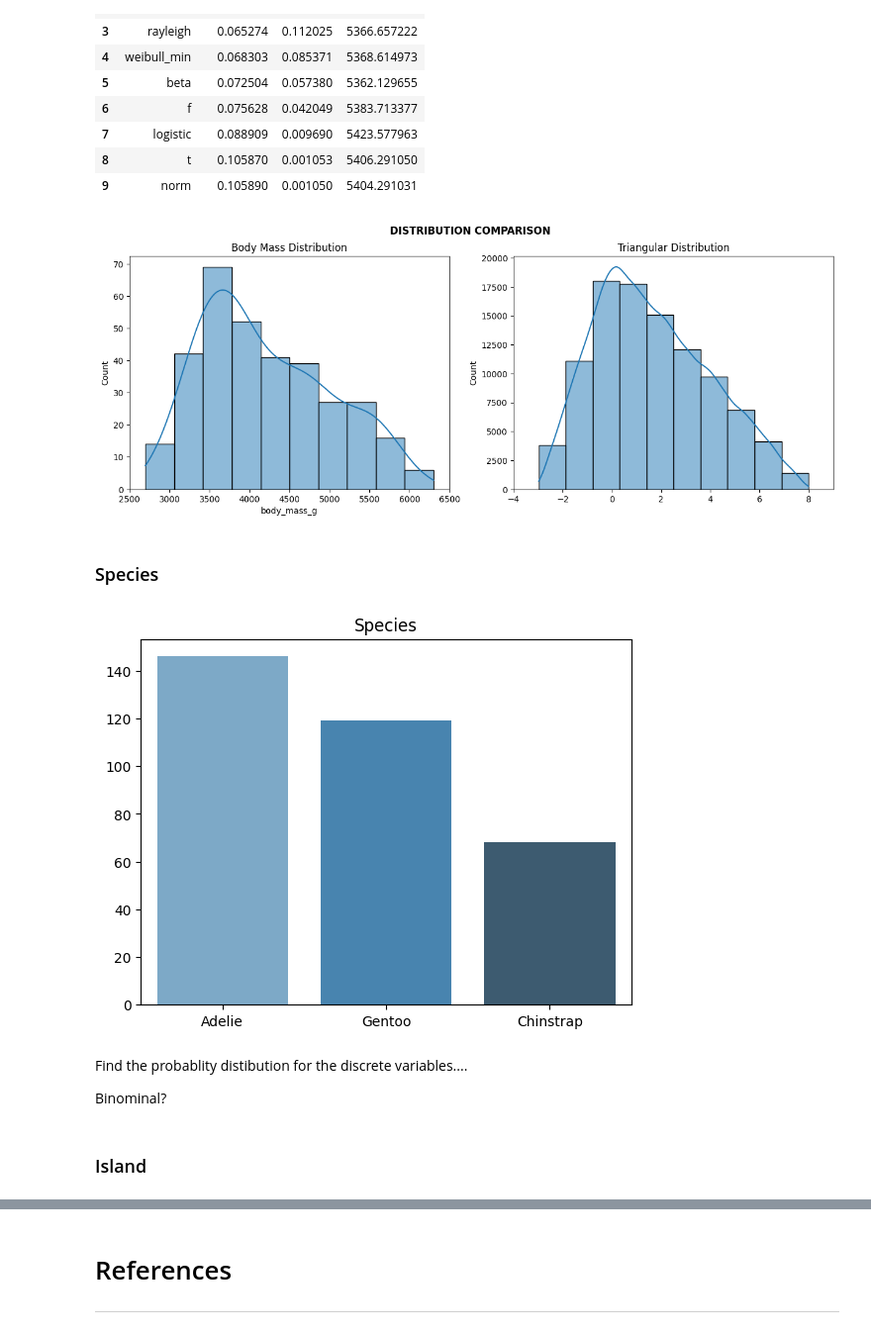
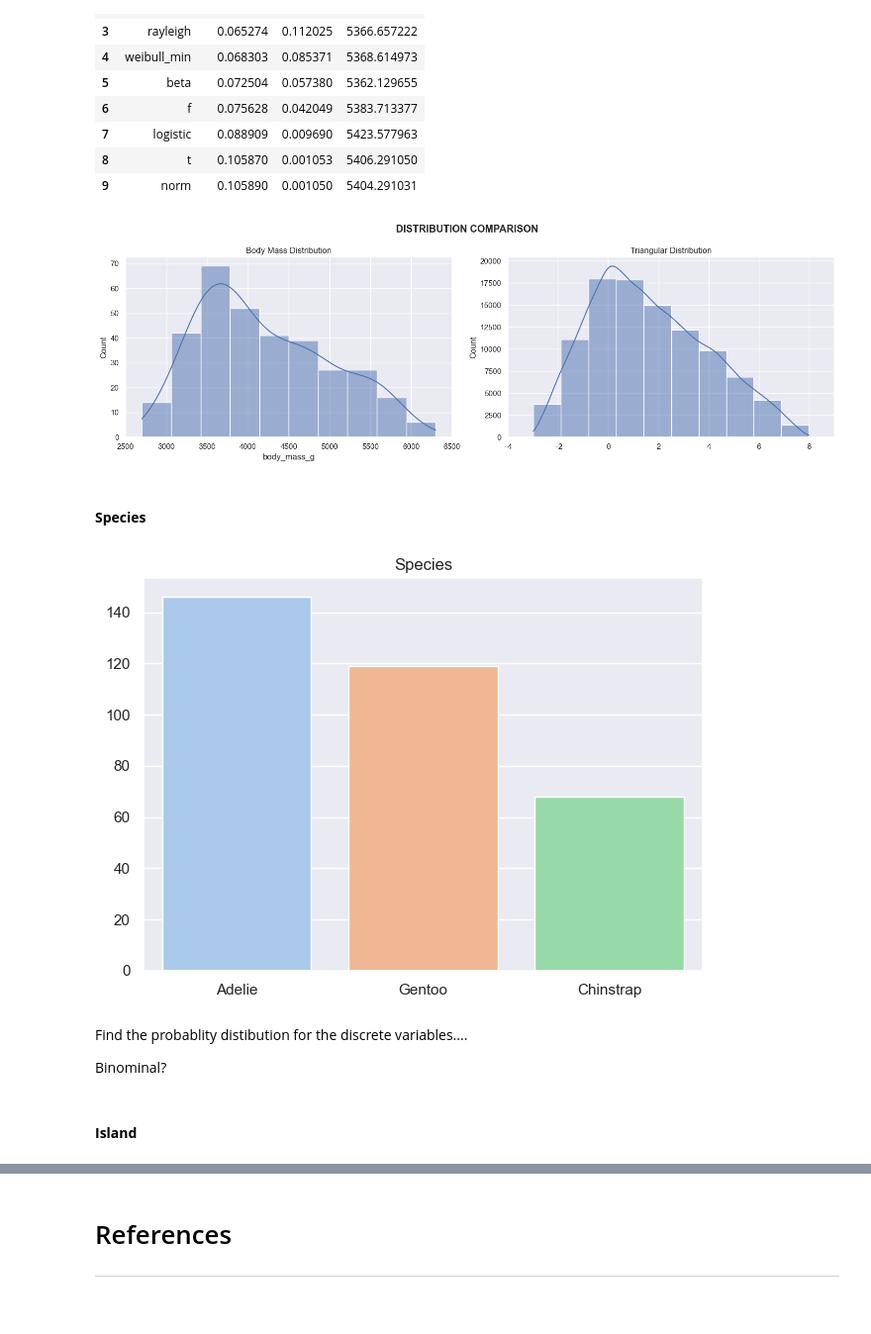
Before and after one commit to damienfarrell/fund-data, a Jupyter notebook: tasks.ipynb, the cells around one changed output, grey strips where cells are left out. Shown at 99% size. Drawn from its saved outputs; the diff is of its cells as text; code cells hidden in the pictures.

```diff
--- a/tasks.ipynb
+++ b/tasks.ipynb
@@ -6,6 +6,17 @@
 **Author: Damien Farrell**
 
 ---
+# %%
+import pandas as pd
+import numpy as np
+import matplotlib.pyplot as plt
+import seaborn as sns
+from scipy import stats
+import warnings
+import joypy
+import plotly.express as px
+
+sns.set_theme()
 # %% [markdown]
 ## Task One
 
@@ -360,22 +384,26 @@ sns.histplot(df[numerical_variables.columns[3]], kde=True, bins=10, ax=axes[0])
 
 axes[1].set_title('Triangular Distribution')
 axes[1].set_xlim(-4, 9)
-sns.histplot(triangular_distribution, kde=True, bins=10, ax=axes[1]);
+sns.histplot(triangular_distribution, kde=True, bins=10, ax=axes[1])
+
+plt.tight_layout()
 # %% [output]
-[figure, old version]
+[figure, new version]
 # %% [markdown]
-### Species
+#### **Species**
 # %%
 c = df['species'].value_counts()
-sns.barplot(x=c.index,y=c.values, palette='Blues_d')
-plt.title('Species');
+sns.barplot(x=c.index,y=c.values, palette='pastel')
+plt.title('Species')
+
+plt.tight_layout()
 # %% [output]
-[figure, old version]
+[figure, new version]
 # %% [markdown]
 Find the probablity distibution for the discrete variables....
 
 Binominal?
 # %% [markdown]
-### Island
+#### **Island**
 # %%
 c = df['island'].value_counts()
```
Also changed, not shown: parts of 34 cells of this notebook.
